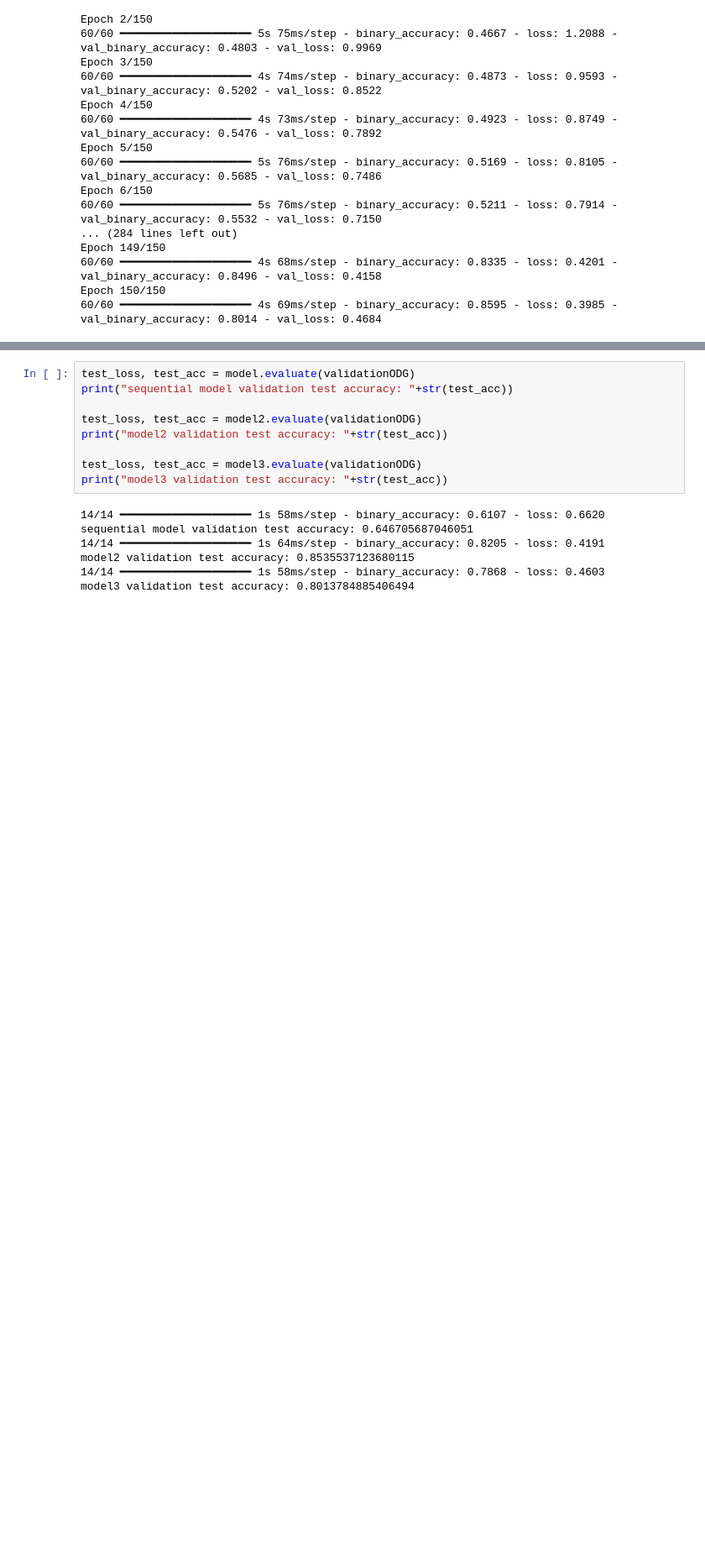
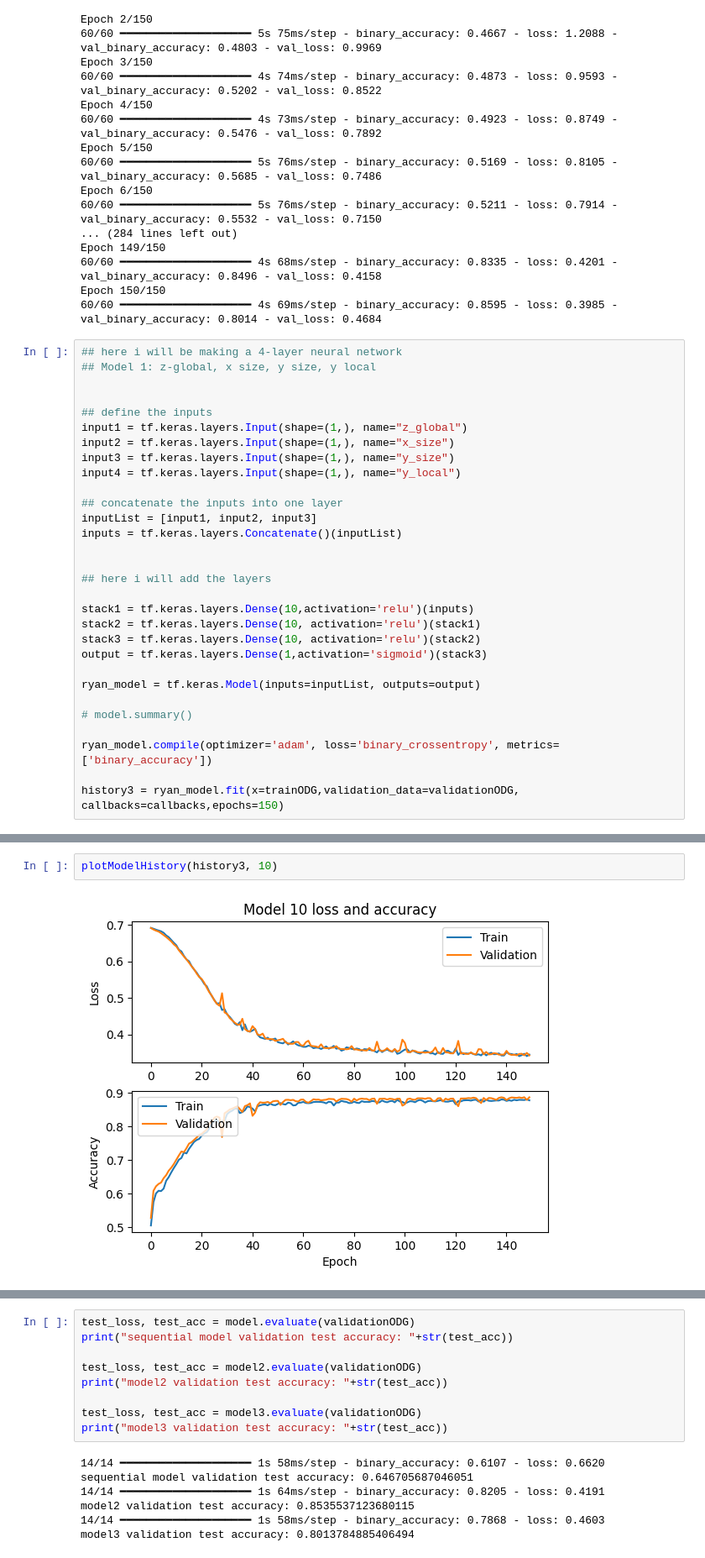
Before and after one commit to ryanmichauduc/smart_pixels, a Jupyter notebook: danielTestNotebook.ipynb, the cells around one changed output, grey strips where cells are left out. Shown at 84% size. Saved outputs shown, nothing was run; the diff lists cells and outputs as text; blank space fills up the shorter version.

```diff
--- a/danielTestNotebook.ipynb
+++ b/danielTestNotebook.ipynb
@@ -240,3 +253,33 @@ Epoch 149/150
 60/60 ━━━━━━━━━━━━━━━━━━━━ 4s 68ms/step - binary_accuracy: 0.8335 - loss: 0.4201 - val_binary_accuracy: 0.8496 - val_loss: 0.4158
 Epoch 150/150
 60/60 ━━━━━━━━━━━━━━━━━━━━ 4s 69ms/step - binary_accuracy: 0.8595 - loss: 0.3985 - val_binary_accuracy: 0.8014 - val_loss: 0.4684
+# %%
+## here i will be making a 4-layer neural network
+## Model 1: z-global, x size, y size, y local
+
+
+## define the inputs
+input1 = tf.keras.layers.Input(shape=(1,), name="z_global")
+input2 = tf.keras.layers.Input(shape=(1,), name="x_size")
+input3 = tf.keras.layers.Input(shape=(1,), name="y_size")
+input4 = tf.keras.layers.Input(shape=(1,), name="y_local")
+
+## concatenate the inputs into one layer
+inputList = [input1, input2, input3]
+inputs = tf.keras.layers.Concatenate()(inputList)
+
+
+## here i will add the layers
+
+stack1 = tf.keras.layers.Dense(10,activation='relu')(inputs)
+stack2 = tf.keras.layers.Dense(10, activation='relu')(stack1)
+stack3 = tf.keras.layers.Dense(10, activation='relu')(stack2)
+output = tf.keras.layers.Dense(1,activation='sigmoid')(stack3)
+
+ryan_model = tf.keras.Model(inputs=inputList, outputs=output)
+
+# model.summary()
+
+ryan_model.compile(optimizer='adam', loss='binary_crossentropy', metrics=['binary_accuracy'])
+
+history3 = ryan_model.fit(x=trainODG,validation_data=validationODG, callbacks=callbacks,epochs=150)
@@ -242,0 +304,4 @@ Epoch 150/150
+# %%
+plotModelHistory(history3, 10)
+# %% [output]
+[figure, added]
```
Also changed, not shown: parts of 14 cells of this notebook, 2 other files.
